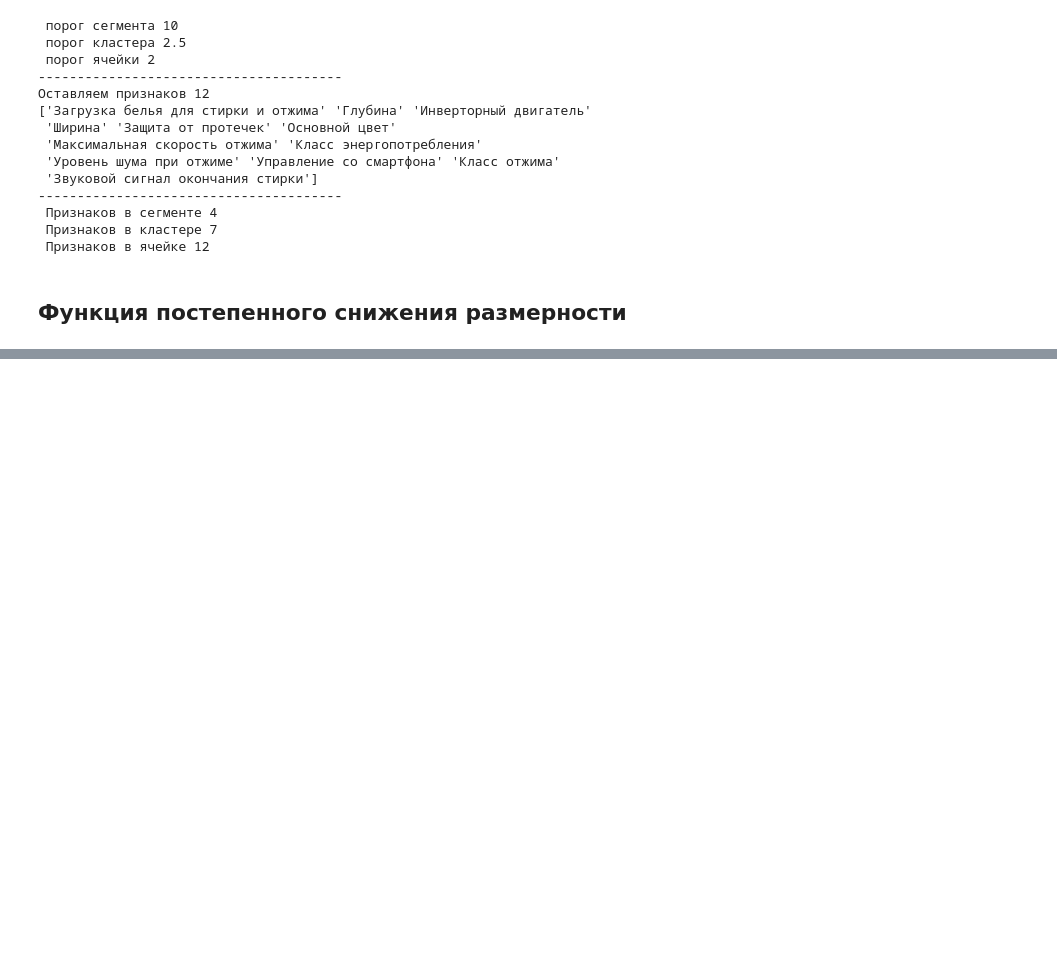
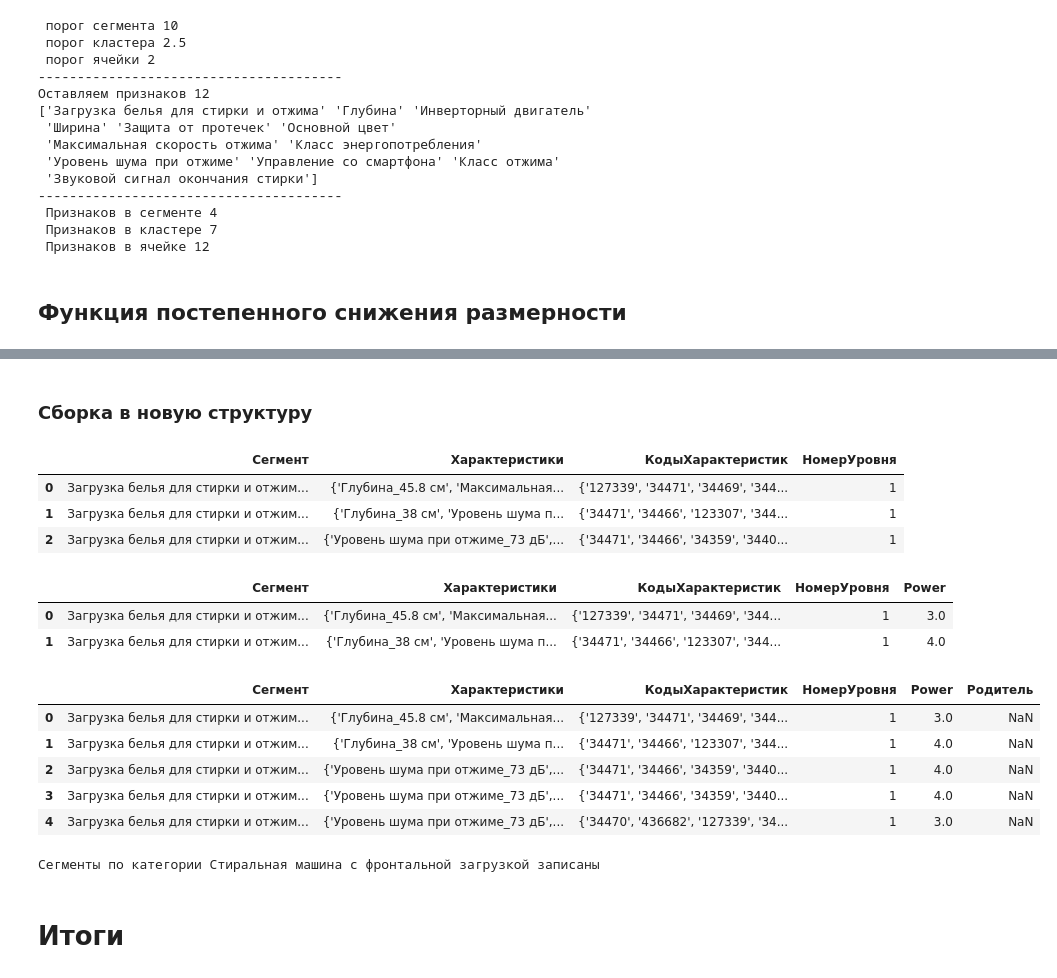
Before and after one commit to Viktor-VK/DST-138-Prodjects, a Jupyter notebook: PROJECT-FINAL_Segmentation/Модель_сегментации.ipynb, the cells around one changed output, grey strips where cells are left out. Drawn from its saved outputs; the diff is of its cells as text; code cells hidden in the pictures; blank space fills up the shorter version.

```diff
--- a/PROJECT-FINAL_Segmentation/Модель_сегментации.ipynb
+++ b/PROJECT-FINAL_Segmentation/Модель_сегментации.ipynb
@@ -101,6 +105,7 @@ site_priorities['ID характеристики'] = site_priorities['ID хар
 # %%
 # Чтение данных
 product_specifications = pd.read_csv('data/product_specifications.csv')
+df_0 = product_specifications.copy() # Копия исходных данных
 product_specifications.head(2)
 # %% [output]
 |  | Код | ВидХарактеристики | КодВидаХарактеристики | КодХарактеристики | Характеристика | Значимость |
@@ -1060,0 +1226,79 @@ def get_treshhold(df, segment_treshhold_SKU):
+# %% [markdown]
+### Сборка в новую структуру
+# %%
+df_code_collumns_lvl_1 = df_code_collumns_lvl_1.rename(columns={'Уровень_1': 'Сегмент', 'Наборы_Ур_1': 'Характеристики', 'Наборы_Ур_1_коды': 'КодыХарактеристик'})
+df_code_collumns_lvl_2 = df_code_collumns_lvl_2.drop(columns=['Уровень_1', 'Наборы_Ур_1', 'Наборы_Ур_1_коды']).rename(
+    columns={'Уровень_2': 'Сегмент', 'Наборы_Ур_2': 'Характеристики', 'Наборы_Ур_2_коды': 'КодыХарактеристик'})
+df_code_collumns_lvl_3 = df_code_collumns_lvl_3[['Уровень_3', 'Наборы_Ур_3', 'Наборы_Ур_3_коды', 'НомерУровня']].rename(
+    columns={'Уровень_3': 'Сегмент', 'Наборы_Ур_3': 'Характеристики', 'Наборы_Ур_3_коды': 'КодыХарактеристик'})
+
+df_code_collumns_import = pd.concat(
+    [df_code_collumns_lvl_1, df_code_collumns_lvl_2, df_code_collumns_lvl_3],
+    ignore_index=True
+    )
+df_code_collumns_import = df_code_collumns_import.drop_duplicates(ignore_index=True)
+df_code_collumns_import.head(3)
+# %% [output]
+|  | Сегмент | Характеристики | КодыХарактеристик | НомерУровня |
+| 0 | Загрузка белья для стирки и отжим... | {'Глубина_45.8 см', 'Максимальная... | {'127339', '34471', '34469', '344... | 1 |
+| 1 | Загрузка белья для стирки и отжим... | {'Глубина_38 см', 'Уровень шума п... | {'34471', '34466', '123307', '344... | 1 |
+| 2 | Загрузка белья для стирки и отжим... | {'Уровень шума при отжиме_73 дБ',... | {'34471', '34466', '34359', '3440... | 1 |
+# %%
+# Определение силы (плотности) сегмента.
+# Плотность сегмента определяется количеством характеристик, из которых он состоит. Чем больше характеристик, тем плотнее сегмент.
+df_code_collumns_import['Power'] = df_code_collumns_import['Сегмент'].apply(lambda x: (len(x) - len(x.replace('//', ''))) / 2 +1)
+df_code_collumns_import.head(2)
+# %% [output]
+|  | Сегмент | Характеристики | КодыХарактеристик | НомерУровня | Power |
+| 0 | Загрузка белья для стирки и отжим... | {'Глубина_45.8 см', 'Максимальная... | {'127339', '34471', '34469', '344... | 1 | 3.0 |
+| 1 | Загрузка белья для стирки и отжим... | {'Глубина_38 см', 'Уровень шума п... | {'34471', '34466', '123307', '344... | 1 | 4.0 |
+# %%
+# Деление на фреймы по уровням сегмента
+df_lwl1 = df_code_collumns_import[df_code_collumns_import['НомерУровня'] == 1]
+df_lwl2 = df_code_collumns_import[df_code_collumns_import['НомерУровня'] == 2]
+df_lwl3 = df_code_collumns_import[df_code_collumns_import['НомерУровня'] == 3]
+# максимальная сила внутри уровня сегмента
+max_power_1 = df_lwl1['Power'].max()
+max_power_2 = df_lwl2['Power'].max()
+max_power_3 = df_lwl3['Power'].max()
+
+# Выявить и удалить слабые сегменты. Те что слабее чем предыдущий уровень. И обеспечить уникальность наименований.
+df_lwl1['Сегмент'] = df_lwl1['Сегмент'].apply(lambda x: category_name + ' // ' + 'Прочее' if x=='Прочее' else x)
+
+df_lwl2['Power'] = df_lwl2['Power'].apply(lambda x: np.nan if x<max_power_1 else x)
+df_lwl2['Сегмент'] = df_lwl2.apply(lambda row: row['Сегмент'] + ' // Прочее' if row['Power']==max_power_1 else row['Сегмент'], axis=1)
+df_lwl2 = df_lwl2.dropna()
+
+df_lwl3['Power'] = df_lwl3['Power'].apply(lambda x: np.nan if x<max_power_2 else x)
+df_lwl3['Сегмент'] = df_lwl3.apply(lambda row: row['Сегмент'] + ' // Прочее' if row['Power']==max_power_2 else row['Сегмент'], axis=1)
+df_lwl3 = df_lwl3.dropna()
+
+# мини справочники подчиненности
+df_for_cluster = df_for_import[['Уровень_1', 'Уровень_2']].drop_duplicates()
+df_for_cells = df_for_import[['Уровень_2', 'Уровень_3']].drop_duplicates()
+
+# Объединение в форму для импорта. Добавление родительского столбца.
+df_lwl1['Родитель'] = np.nan
+df_merge_lvl_2 = df_lwl2.merge(df_for_cluster, left_on='Сегмент', right_on='Уровень_2', how='inner').drop(columns='Уровень_2').rename(columns={'Уровень_1': 'Родитель'})
+df_merge_lvl_3 = df_lwl3.merge(df_for_cells, left_on='Сегмент', right_on='Уровень_3', how='inner').drop(columns='Уровень_3').rename(columns={'Уровень_2': 'Родитель'})
+
+df_code_collumns_import_v2 = pd.concat([df_lwl1, df_merge_lvl_2, df_merge_lvl_3], axis=0, ignore_index=True)
+df_code_collumns_import_v2.head()
+# %% [output]
+|  | Сегмент | Характеристики | КодыХарактеристик | НомерУровня | Power | Родитель |
+| 0 | Загрузка белья для стирки и отжим... | {'Глубина_45.8 см', 'Максимальная... | {'127339', '34471', '34469', '344... | 1 | 3.0 | NaN |
+| 1 | Загрузка белья для стирки и отжим... | {'Глубина_38 см', 'Уровень шума п... | {'34471', '34466', '123307', '344... | 1 | 4.0 | NaN |
+| 2 | Загрузка белья для стирки и отжим... | {'Уровень шума при отжиме_73 дБ',... | {'34471', '34466', '34359', '3440... | 1 | 4.0 | NaN |
+| 3 | Загрузка белья для стирки и отжим... | {'Уровень шума при отжиме_73 дБ',... | {'34471', '34466', '34359', '3440... | 1 | 4.0 | NaN |
+| 4 | Загрузка белья для стирки и отжим... | {'Уровень шума при отжиме_73 дБ',... | {'34470', '436682', '127339', '34... | 1 | 3.0 | NaN |
+# %%
+ ###### Запись данных для импорта #######
+
+with pd.ExcelWriter(f"data/Сегменты по категории {category_name}.xlsx") as writer:
+    df_code_collumns_import_v2.to_excel(writer, sheet_name="ДляИмпорта", index=False)
+
+print(f"Сегменты по категории {category_name} записаны")
+# %% [output]
+Сегменты по категории Стиральная машина с фронтальной загрузкой записаны
+# %% [markdown]
+# Итоги
```
Also changed, not shown: parts of 27 cells of this notebook, 2 other files.
